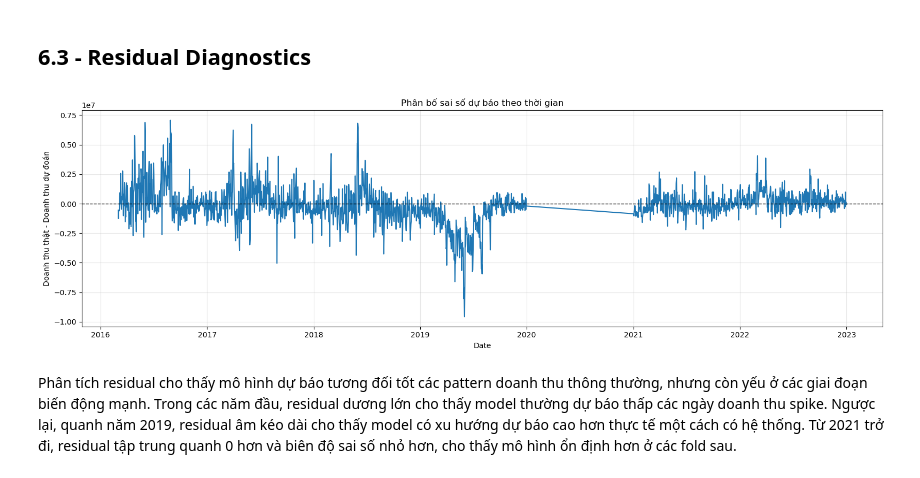
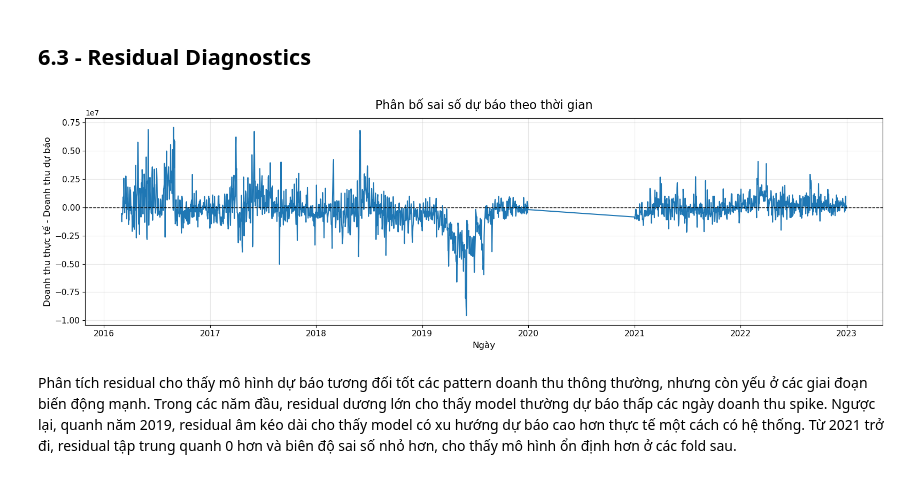
Before and after one commit to olweny06/Datathon-BIUS, a Jupyter notebook: notebooks/forecast.ipynb, the cells around one changed output. Saved outputs shown, nothing was run; the diff lists cells and outputs as text; code cells hidden in the pictures.

```diff
--- a/notebooks/forecast.ipynb
+++ b/notebooks/forecast.ipynb
@@ -1270,24 +1280,38 @@ plt.show()
 # %% [markdown]
 ## 6.3 - Residual Diagnostics
 # %%
-plt.figure(figsize=(16, 5))
 
-plt.plot(
+fig, ax = plt.subplots(figsize=(16, 5))
+
+ax.plot(
     eval_curve["Date"],
     eval_curve["residual"],
     linewidth=1.5
 )
 
-plt.axhline(0, color="black", linestyle="--", linewidth=1)
+ax.axhline(
+    0,
+    color="black",
+    linestyle="--",
+    linewidth=1
+)
 
-plt.title("Phân bố sai số dự báo theo thời gian")
-plt.xlabel("Date")
-plt.ylabel("Doanh thu thật - Doanh thu dự đoán")
-plt.grid(alpha=0.3)
+ax.set_title(
+    "Phân bố sai số dự báo theo thời gian",
+    fontsize=16,
+    pad=12
+)
+
+ax.set_xlabel("Ngày", fontsize=12)
+ax.set_ylabel("Doanh thu thực tế - Doanh thu dự báo", fontsize=12)
+
+ax.tick_params(axis="both", labelsize=11)
+ax.grid(alpha=0.3)
+
 plt.tight_layout()
 plt.show()
 # %% [output]
-[figure, old version]
+[figure, new version]
 # %% [markdown]
 Phân tích residual cho thấy mô hình dự báo tương đối tốt các pattern doanh thu thông thường, nhưng còn yếu ở các giai đoạn biến động mạnh. Trong các năm đầu, residual dương lớn cho thấy model thường dự báo thấp các ngày doanh thu spike. Ngược lại, quanh năm 2019, residual âm kéo dài cho thấy model có xu hướng dự báo cao hơn thực tế một cách có hệ thống. Từ 2021 trở đi, residual tập trung quanh 0 hơn và biên độ sai số nhỏ hơn, cho thấy mô hình ổn định hơn ở các fold sau.
 # %% [markdown]
```
Also changed, not shown: parts of 25 cells of this notebook.
